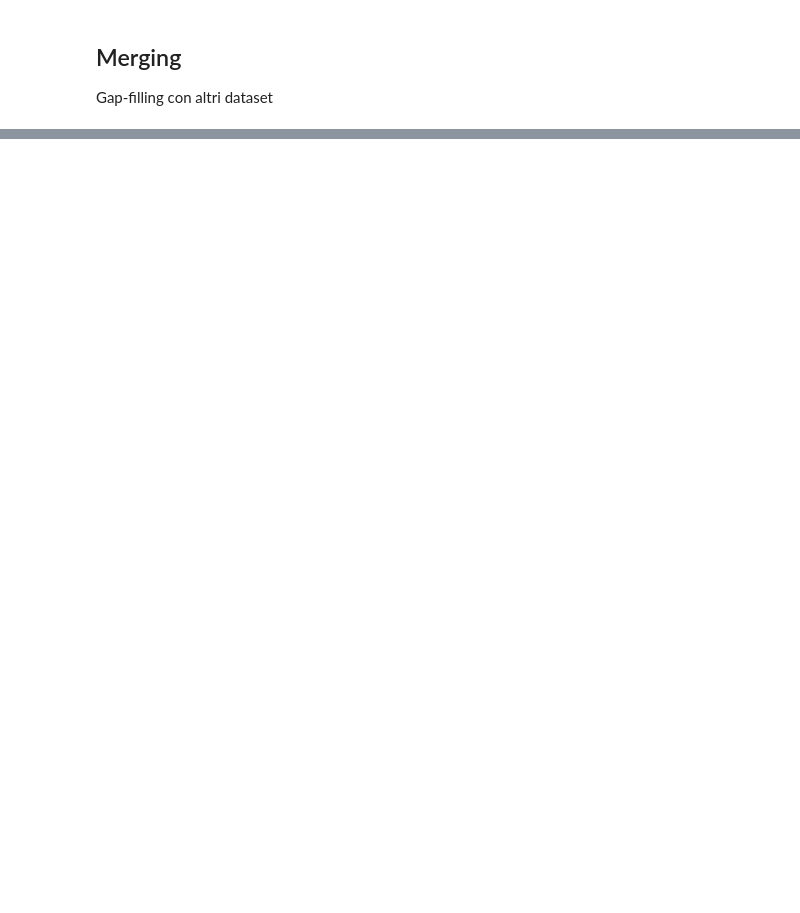
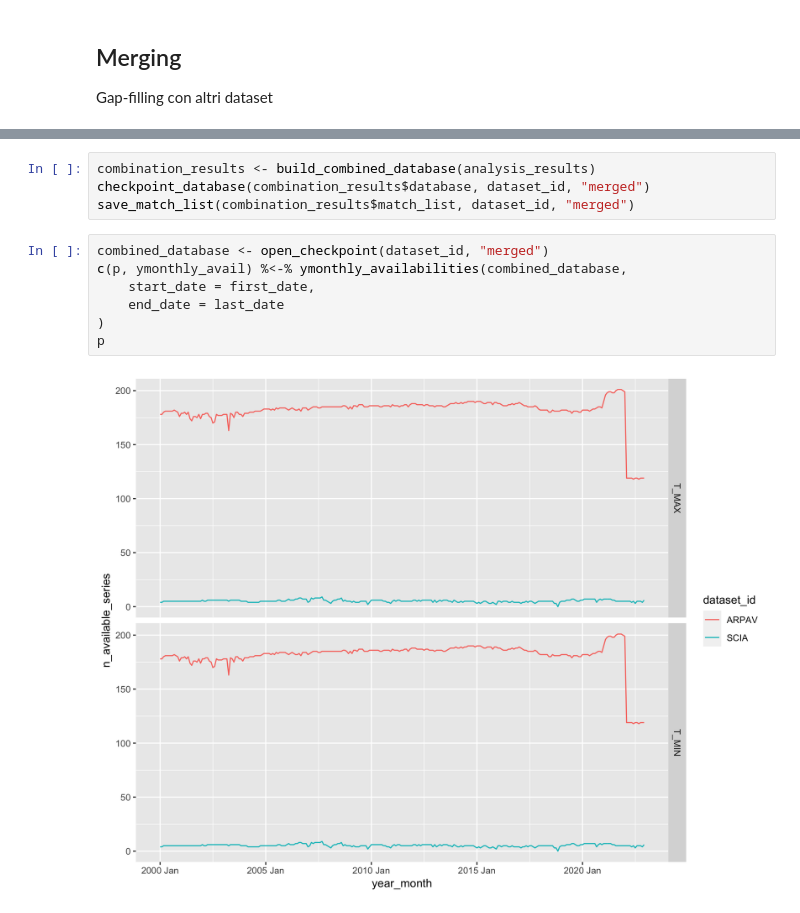
Before and after one commit to dnstudent/TesiMag, a Jupyter notebook: notebooks/integrazioni_regionali/veneto/veneto.ipynb, the cells around one changed output, grey strips where cells are left out. Saved outputs shown, nothing was run; the diff lists cells and outputs as text; blank space fills up the shorter version.

Commit message:
Completed ARPAV dataset

```diff
--- a/notebooks/integrazioni_regionali/veneto/veneto.ipynb
+++ b/notebooks/integrazioni_regionali/veneto/veneto.ipynb
@@ -96,0 +173,13 @@ combined_database
+# %%
+combination_results <- build_combined_database(analysis_results)
+checkpoint_database(combination_results$database, dataset_id, "merged")
+save_match_list(combination_results$match_list, dataset_id, "merged")
+# %%
+combined_database <- open_checkpoint(dataset_id, "merged")
+c(p, ymonthly_avail) %<-% ymonthly_availabilities(combined_database,
+    start_date = first_date,
+    end_date = last_date
+)
+p
+# %% [output]
+[figure, added]
```
Also changed, not shown: parts of 11 cells of this notebook, 4 other files.
